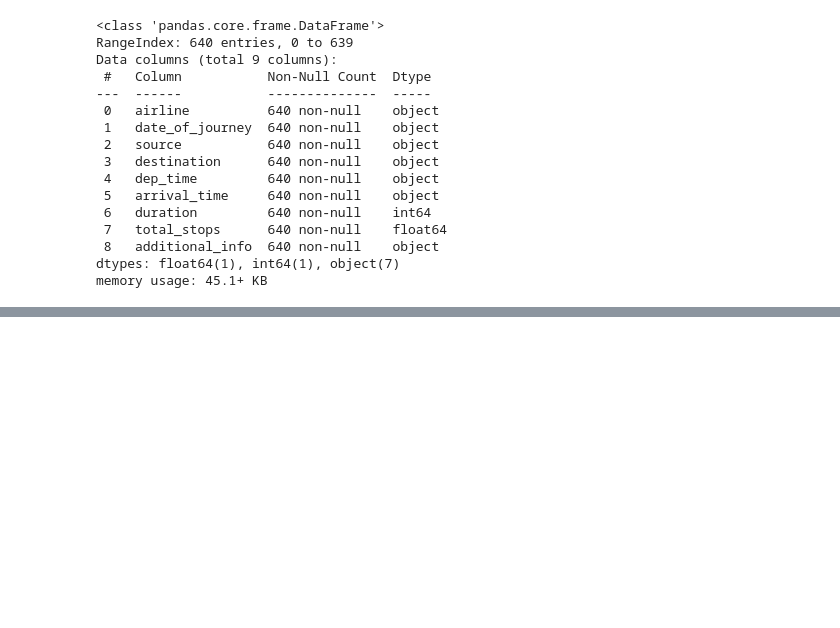
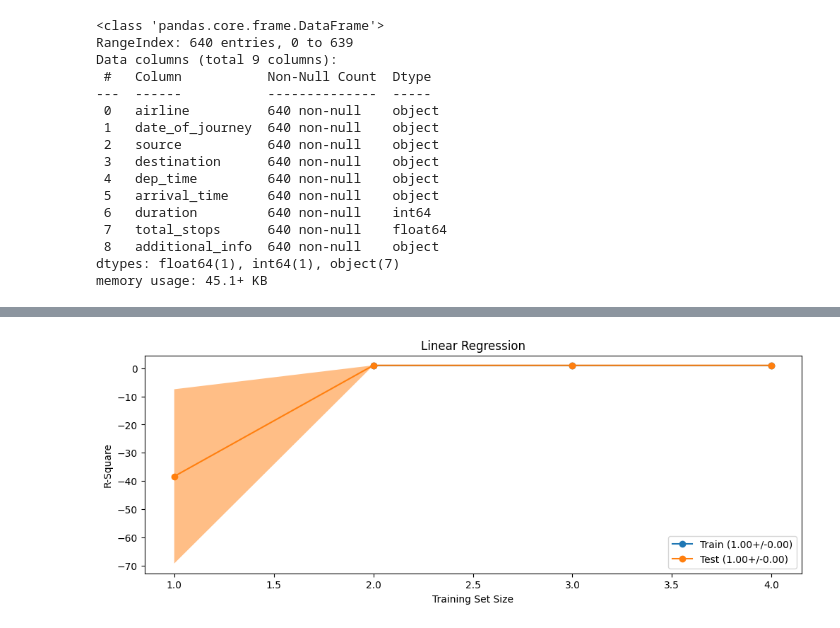
Before and after one commit to Amit-Rikhari/Flight_prediction_Projects_using_python_Render, a Jupyter notebook: ML_model.ipynb, the cells around one changed output, grey strips where cells are left out. Saved outputs shown, nothing was run; the diff lists cells and outputs as text; code cells hidden in the pictures; blank space fills up the shorter version.

```diff
--- a/ML_model.ipynb
+++ b/ML_model.ipynb
@@ -13,5 +17,5 @@ from feature_engine.datetime import DatetimeFeatures
 # %%
-sklearn.set_config(transform_output="pandas")
+sklearn.set_config(transform_output="default")
 pd.set_option("display.max_columns",None)
 # %% [markdown]
 # 2. Getting Data
@@ -124,0 +138,98 @@ X_train
+# %%
+import matplotlib.pyplot as plt
+import pandas as pd
+import numpy as np
+from sklearn.pipeline import Pipeline
+from sklearn.metrics import r2_score
+from sklearn.model_selection import learning_curve
+from sklearn.ensemble import RandomForestRegressor
+from sklearn.svm import SVR
+from xgboost import XGBRegressor
+from sklearn.linear_model import LinearRegression
+
+# Dummy data functions (replace with actual data loading and splitting)
+def split(data):
+    X_data = data.drop(columns=["target_column"])  # Replace with actual target column name
+    y_data = data["target_column"]  # Replace with actual target column name
+    return X_data, y_data
+
+# Dummy concatenation (replace with actual data loading)
+train_df = pd.DataFrame({"feature1": [1, 2, 3], "target_column": [4, 5, 6]})
+test_df = pd.DataFrame({"feature1": [4, 5, 6], "target_column": [7, 8, 9]})
+
+algorithms = {
+    "Linear Regression": LinearRegression(),
+    "Support Vector Machine": SVR(),
+    "Random Forest": RandomForestRegressor(n_estimators=10),
+    "XG Boost": XGBRegressor(n_estimators=10)
+}
+
+def plot_learning_curve(name, algorithms, figsize=(12, 4)):
+    model = Pipeline(steps=[
+        # Replace preprocessor with your actual preprocessing steps
+        ("pre", None),  # Placeholder for preprocessor
+        ("alg", algorithms)
+    ])
+
+    X_data, y_data = split(pd.concat([train_df, test_df], axis=0))  # Concatenating train and test data
+
+    train_sizes, train_scores, test_scores = learning_curve(
+        estimator=model,
+        X=X_data,
+        y=y_data,
+        cv=3,
+        scoring="r2",
+        n_jobs=1,
+        random_state=42
+    )
+
+    mean_train_scores = np.mean(train_scores, axis=1)
+    std_train_scores = np.std(train_scores, axis=1)
+    train_score = f"{mean_train_scores[-1]:.2f}+/-{std_train_scores[-1]:.2f}"
+
+    mean_test_scores = np.mean(test_scores, axis=1)
+    std_test_scores = np.std(test_scores, axis=1)
+    test_score = f"{mean_test_scores[-1]:.2f}+/-{std_test_scores[-1]:.2f}"
+
+    fig, ax = plt.subplots(figsize=figsize)
+
+    plt_curves(
+        train_sizes,
+        mean_train_scores,
+        std_train_scores,
+        f"Train ({train_score})",
+        ax
+    )
+
+    plt_curves(
+        train_sizes,
+        mean_test_scores,
+        std_test_scores,
+        f"Test ({test_score})",
+        ax
+    )
+
+    ax.set(xlabel="Training Set Size", ylabel="R-Square", title=name)
+    ax.legend(loc="lower right")  # Corrected the location
+    plt.show()
+
+def plt_curves(sizes, mean_scores, std_scores, label, ax):
+    ax.plot(
+        sizes,
+        mean_scores,
+        marker="o",
+        label=label
+    )
+
+    ax.fill_between(
+        sizes,
+        mean_scores - std_scores,
+        mean_scores + std_scores,
+        alpha=0.5
+    )
+
+# Calling the function for each algorithm
+for name, alg in algorithms.items():
+    plot_learning_curve(name, alg)
+# %% [output]
+[figure, added]
```
Also changed, not shown: parts of 17 cells of this notebook, 7 other files.
